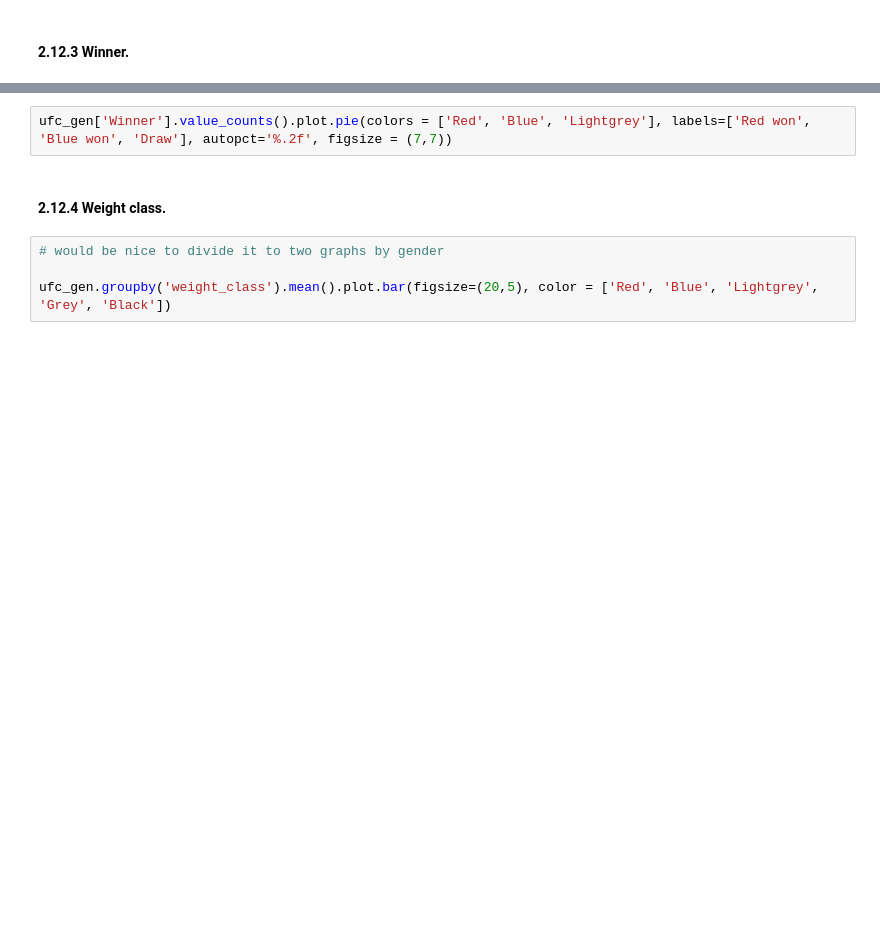
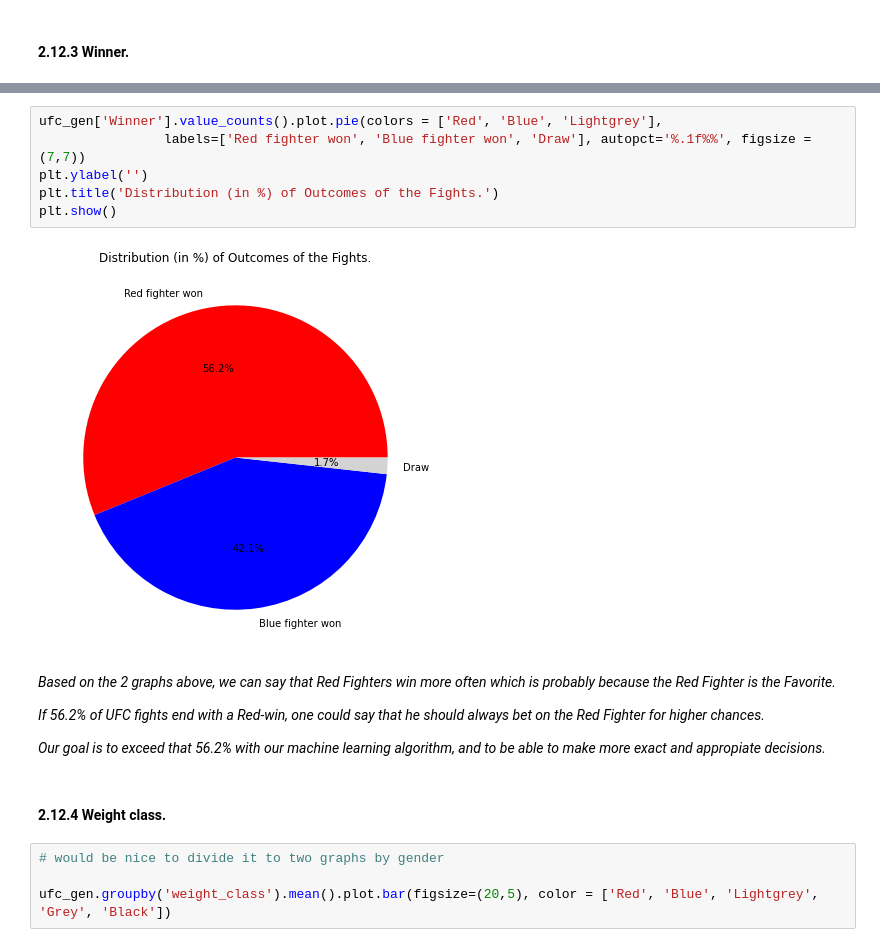
Before and after one commit to Gustavclausen1804/UFC-dataset, a Jupyter notebook: BDA_project.ipynb, the cells around one changed output, grey strips where cells are left out. Drawn from its saved outputs; the diff is of its cells as text; blank space fills up the shorter version.

```diff
--- a/BDA_project.ipynb
+++ b/BDA_project.ipynb
@@ -154,5 +181,17 @@ for rect in ax.patches:
 # %%
-ufc_gen['Winner'].value_counts().plot.pie(colors = ['Red', 'Blue', 'Lightgrey'], labels=['Red won', 'Blue won', 'Draw'], autopct='%.2f', figsize = (7,7))
+ufc_gen['Winner'].value_counts().plot.pie(colors = ['Red', 'Blue', 'Lightgrey'],
+                labels=['Red fighter won', 'Blue fighter won', 'Draw'], autopct='%.1f%%', figsize = (7,7))
+plt.ylabel('')
+plt.title('Distribution (in %) of Outcomes of the Fights.')
+plt.show()
+# %% [output]
+[figure, added]
+# %% [markdown]
+*Based on the 2 graphs above, we can say that Red Fighters win more often which is probably because the Red Fighter is the Favorite.*
+
+*If 56.2% of UFC fights end with a Red-win, one could say that he should always bet on the Red Fighter for higher chances.*
+
+*Our goal is to exceed that 56.2% with our machine learning algorithm, and to be able to make more exact and appropiate decisions.*
 # %% [markdown]
 #### 2.12.4 Weight class.
 # %%
```
Also changed, not shown: parts of 31 cells of this notebook.
